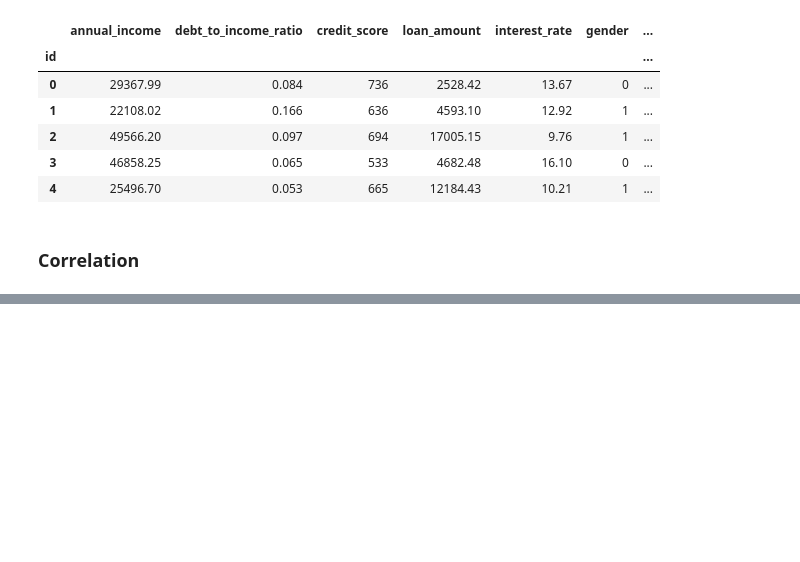
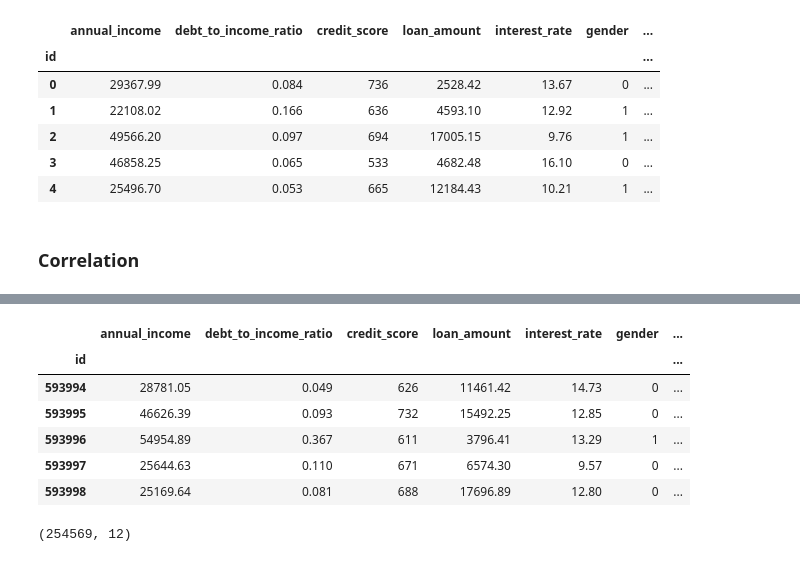
Before and after one commit to abduraaahim/Predicting-Loan-Payback, a Jupyter notebook: index.ipynb, the cells around one changed output, grey strips where cells are left out. Cells and saved outputs as stored; diff of their text form; code cells hidden in the pictures; blank space fills up the shorter version.

```diff
--- a/index.ipynb
+++ b/index.ipynb
@@ -194,0 +363,23 @@ dtype: float64
+# %%
+test['gender'] = test['gender'].map({'Female':0, 'Male':1, 'Other':2})
+test['marital_status'] = test['marital_status'].map({'Single':0, 'Married':1, 'Divorced':2, 'Widowed':3,})
+test['education_level'] = test['education_level'].map({'Bachelor\'s':0, 'High School':1, 'Master\'s':2, 'Other':3,'PhD':4})
+test['employment_status'] = test['employment_status'].map({'Employed':0, 'Unemployed':1, 'Self-employed':2, 'Retired':3,'Student':4})
+test['loan_purpose'] = test['loan_purpose'].map({'Debt consolidation':0, 'Other':1, 'Car':2, 'Home':3,'Education':4, 'Business':5, 'Medical':6, 'Vacation':7})
+# %%
+test['grade'] = test['grade_subgrade'].str[0]
+test['subgrade_num'] = test['grade_subgrade'].str[1:].astype(int)
+# %%
+test.drop('grade_subgrade', axis=1, inplace=True)
+# %%
+test['grade'] = test['grade'].map({'A':0, 'B':1, 'C':2, 'D':3,'E':4, 'F':5,})
+# %%
+test.head()
+# %% [output]
+|  | annual_income | debt_to_income_ratio | credit_score | loan_amount | interest_rate | gender | ... |
+| id |  |  |  |  |  |  | ... |
+| 593994 | 28781.05 | 0.049 | 626 | 11461.42 | 14.73 | 0 | ... |
+| 593995 | 46626.39 | 0.093 | 732 | 15492.25 | 12.85 | 0 | ... |
+| 593996 | 54954.89 | 0.367 | 611 | 3796.41 | 13.29 | 1 | ... |
+| 593997 | 25644.63 | 0.110 | 671 | 6574.30 | 9.57 | 0 | ... |
+| 593998 | 25169.64 | 0.081 | 688 | 17696.89 | 12.80 | 0 | ... |
@@ -194,0 +388,4 @@ dtype: float64
+# %%
+test_prepared.shape
+# %% [output]
+(254569, 12)
```
Also changed, not shown: parts of 30 cells of this notebook, 1 other file.
